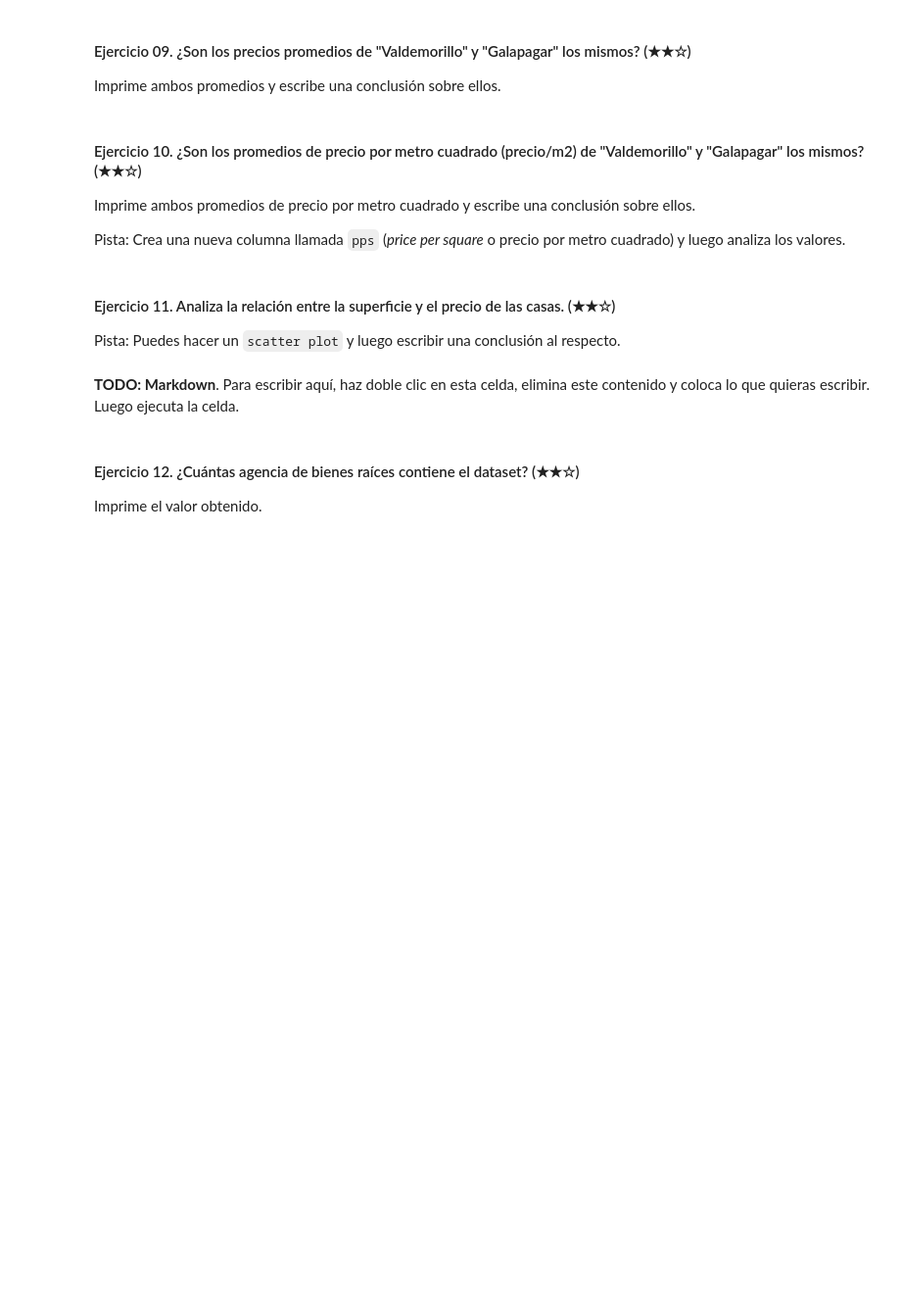
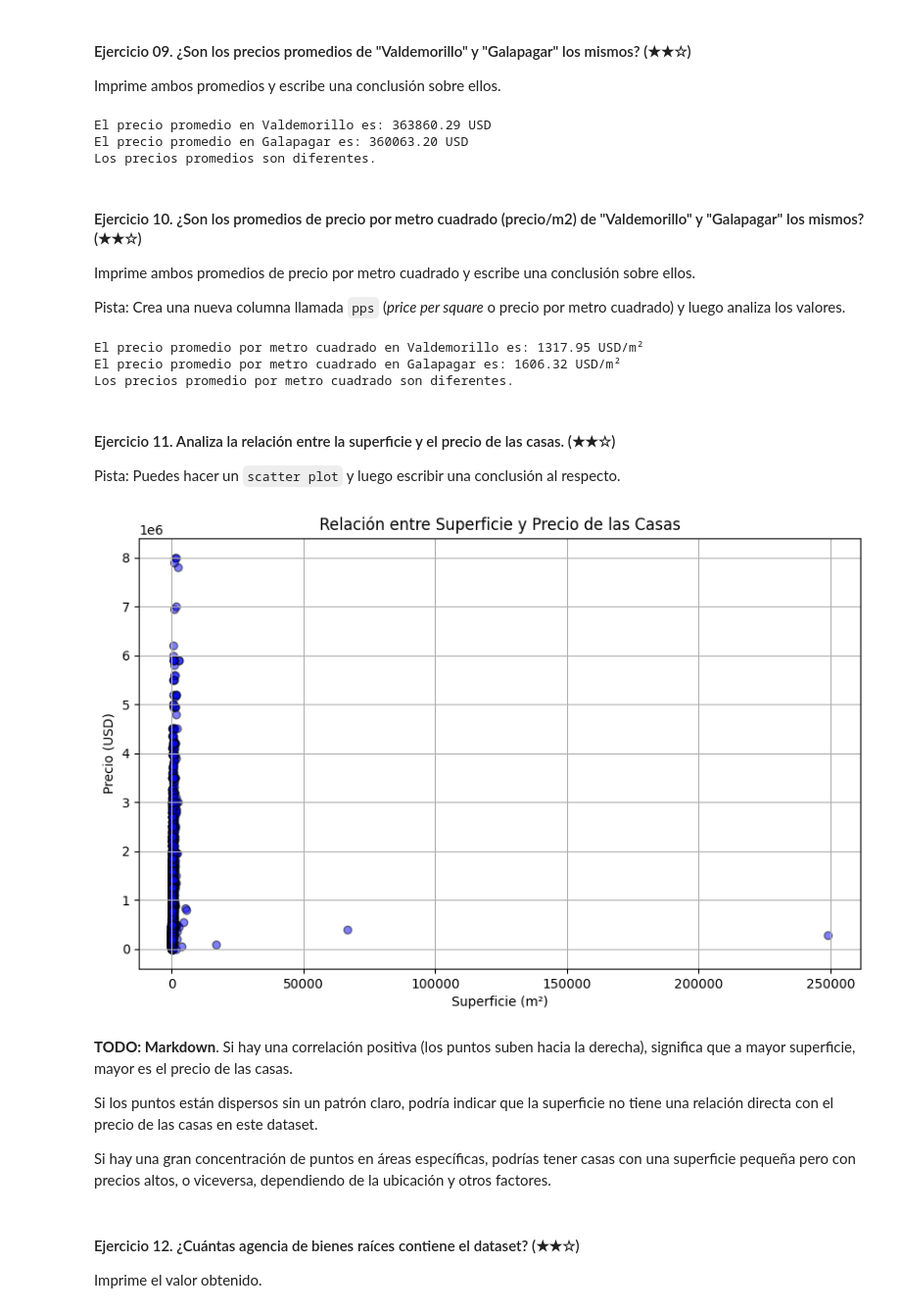
Before and after one commit to 4GeeksAcademy/realestate-datacleanup-exercise, a Jupyter notebook: project.es.ipynb, the cells around one changed output. Shown at 98% size. Saved outputs shown, nothing was run; the diff lists cells and outputs as text; code cells hidden in the pictures; blank space fills up the shorter version.

```diff
--- a/project.es.ipynb
+++ b/project.es.ipynb
@@ -97,7 +259,28 @@ Imprime el histograma de los precios y escribe en la celda del Markdown un breve
 
 Imprime ambos promedios y escribe una conclusión sobre ellos.
 # %%
-# TODO
+import pandas as pd
+
+# Cargar el dataset
+ds = pd.read_csv('assets/real_estate.csv', sep=';')
+
+# Filtrar por las poblaciones "Valdemorillo" y "Galapagar"
+precio_valdemorillo = ds[ds['level5'] == "Valdemorillo"]['price'].mean()
+precio_galapagar = ds[ds['level5'] == "Galapagar"]['price'].mean()
+
+# Imprimir los resultados
+print(f"El precio promedio en Valdemorillo es: {precio_valdemorillo:.2f} USD")
+print(f"El precio promedio en Galapagar es: {precio_galapagar:.2f} USD")
+
+# Comparación
+if abs(precio_valdemorillo - precio_galapagar) < 1e-6:
+    print("Los precios promedios son prácticamente iguales.")
+else:
+    print("Los precios promedios son diferentes.")
+# %% [output]
+El precio promedio en Valdemorillo es: 363860.29 USD
+El precio promedio en Galapagar es: 360063.20 USD
+Los precios promedios son diferentes.
 # %% [markdown]
 #### Ejercicio 10. ¿Son los promedios de precio por metro cuadrado (precio/m2) de "Valdemorillo" y "Galapagar" los mismos? (★★☆)
 
@@ -105,15 +288,58 @@ Imprime ambos promedios de precio por metro cuadrado y escribe una conclusión s
 
 Pista: Crea una nueva columna llamada `pps` (*price per square* o precio por metro cuadrado) y luego analiza los valores.
 # %%
-# TODO
+import pandas as pd
+
+# Cargar el dataset
+ds = pd.read_csv('assets/real_estate.csv', sep=';')
+
+# Crear una nueva columna 'pps' (price per square meter)
+ds['pps'] = ds['price'] / ds['surface']
+
+# Filtrar por las poblaciones "Valdemorillo" y "Galapagar"
+pps_valdemorillo = ds[ds['level5'] == "Valdemorillo"]['pps'].mean()
+pps_galapagar = ds[ds['level5'] == "Galapagar"]['pps'].mean()
+
+# Imprimir los resultados
+print(f"El precio promedio por metro cuadrado en Valdemorillo es: {pps_valdemorillo:.2f} USD/m²")
+print(f"El precio promedio por metro cuadrado en Galapagar es: {pps_galapagar:.2f} USD/m²")
+
+# Comparación
+if abs(pps_valdemorillo - pps_galapagar) < 1e-6:
+    print("Los precios promedio por metro cuadrado son prácticamente iguales.")
+else:
+    print("Los precios promedio por metro cuadrado son diferentes.")
+# %% [output]
+El precio promedio por metro cuadrado en Valdemorillo es: 1317.95 USD/m²
+El precio promedio por metro cuadrado en Galapagar es: 1606.32 USD/m²
+Los precios promedio por metro cuadrado son diferentes.
 # %% [markdown]
 #### Ejercicio 11. Analiza la relación entre la superficie y el precio de las casas. (★★☆)
 
 Pista: Puedes hacer un `scatter plot` y luego escribir una conclusión al respecto.
 # %%
-# TODO: Código
+import pandas as pd
+import matplotlib.pyplot as plt
+
+# Cargar el dataset
+ds = pd.read_csv('assets/real_estate.csv', sep=';')
+
+# Graficar la relación entre superficie y precio
+plt.figure(figsize=(10, 6))
+plt.scatter(ds['surface'], ds['price'], alpha=0.5, color='blue', edgecolor='black')
+plt.title('Relación entre Superficie y Precio de las Casas')
+plt.xlabel('Superficie (m²)')
+plt.ylabel('Precio (USD)')
+plt.grid(True)
+plt.show()
+# %% [output]
+[figure, added]
 # %% [markdown]
-**TODO: Markdown**. Para escribir aquí, haz doble clic en esta celda, elimina este contenido y coloca lo que quieras escribir. Luego ejecuta la celda.
+**TODO: Markdown**. Si hay una correlación positiva (los puntos suben hacia la derecha), significa que a mayor superficie, mayor es el precio de las casas.
+
+Si los puntos están dispersos sin un patrón claro, podría indicar que la superficie no tiene una relación directa con el precio de las casas en este dataset.
+
+Si hay una gran concentración de puntos en áreas específicas, podrías tener casas con una superficie pequeña pero con precios altos, o viceversa, dependiendo de la ubicación y otros factores.
 # %% [markdown]
 #### Ejercicio 12. ¿Cuántas agencia de bienes raíces contiene el dataset? (★★☆)
 
```
Also changed, not shown: parts of 23 cells of this notebook.
